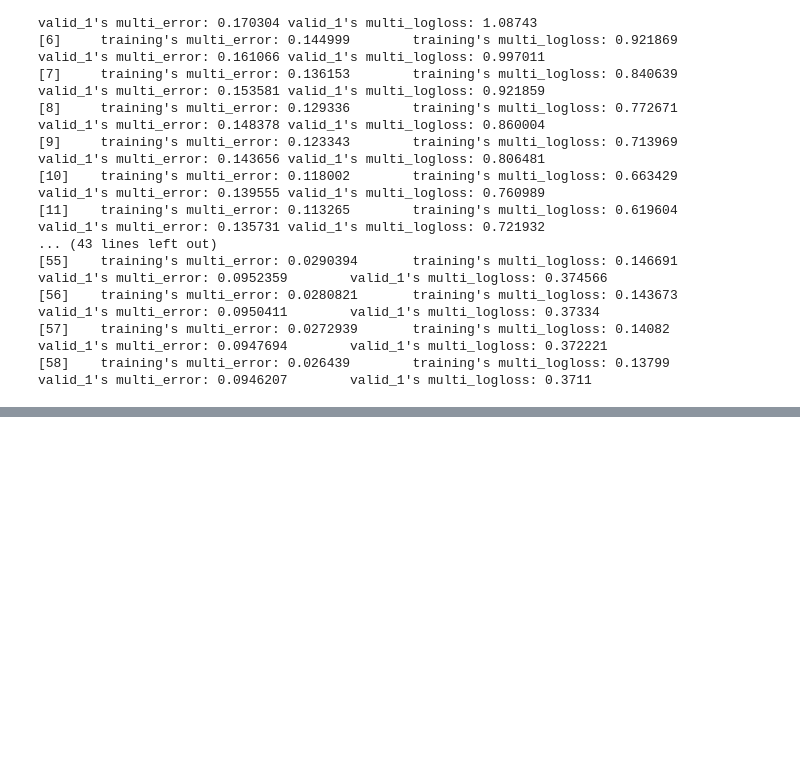
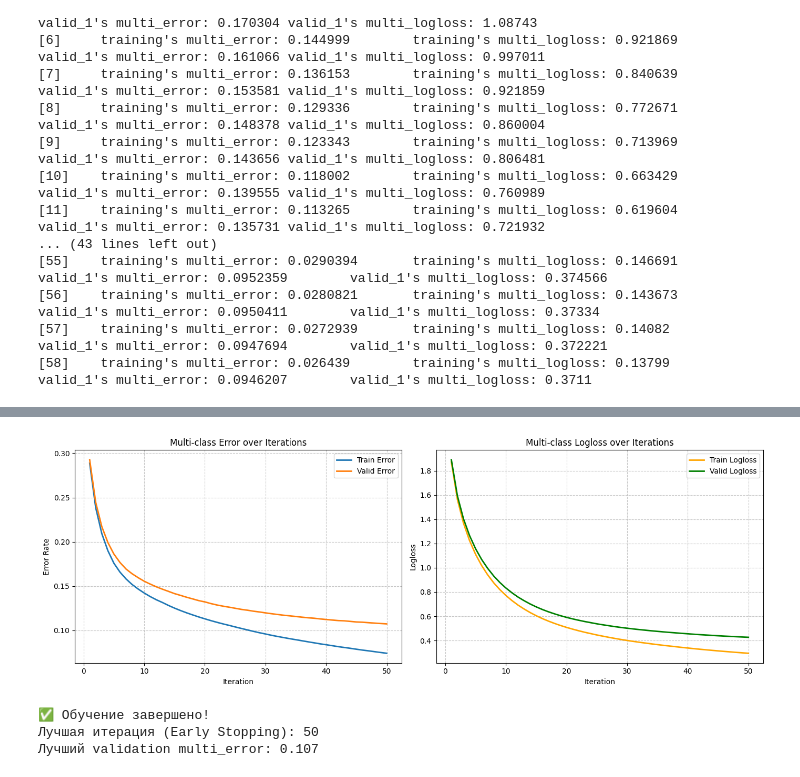
Before and after one commit to MinyaevAndrey/cesnet-tcexamples, a Jupyter notebook: notebooks/example_evaluation.ipynb, the cells around one changed output, grey strips where cells are left out. Saved outputs shown, nothing was run; the diff lists cells and outputs as text; code cells hidden in the pictures; blank space fills up the shorter version.

```diff
--- a/notebooks/example_evaluation.ipynb
+++ b/notebooks/example_evaluation.ipynb
@@ -739,11 +735,11 @@ print(f"num_class: {num_class}")
 lgb_model = LGBMClassifier(
     objective='multiclass',
     num_class=num_class,
-    num_leaves=320,
+    num_leaves=100,
     min_data_in_leaf=20,       # В sklearn API также работает как min_child_samples
     feature_fraction=0.8,      # Также работает как colsample_bytree
     lambda_l2=4,               # Также работает как reg_lambda
-    n_estimators=100,          # Аналог num_boost_round
+    n_estimators=50,          # Аналог num_boost_round
     n_jobs=-1,                 # Аналог num_threads (использовать все ядра)
     random_state=42,
     verbose=-1                 # Скрывает внутренние предупреждения
@@ -759,10 +755,12 @@ lgb_model = LGBMClassifier(
 lgb_model.fit(
     X=train_df,
     y=train_labels,
-    eval_set=[(train_df, train_labels), (val_df, val_df)], # <--- Ошибка в оригинале была тут, исправил на val_labels
-    eval_metric=['multi_error', 'multi_logloss'],          # <--- ДОБАВЛЕНО: сразу две метрики
+    # ИСПРАВЛЕНО: второй элемент кортежа должен быть val_labels, а не val_df
+    eval_set=[(train_df, train_labels), (val_df, val_labels)],
+    eval_metric='multi_error',
+    # eval_metric=['multi_error', 'multi_logloss'],
     callbacks=[
-        lgb.early_stopping(stopping_rounds=10),            # Остановка, если нет улучшений 10 итераций
-        lgb.log_evaluation(period=10)                      # Вывод в консоль каждые 10 итераций
+        lgb.early_stopping(stopping_rounds=3),
+        lgb.log_evaluation(period=1)
     ]
 )
@@ -770,42 +780,50 @@ lgb_model.fit(
 # ---------------------------------------------------------------
 # 7) Извлечение результатов и визуализация
 # ---------------------------------------------------------------
-# <--- ИЗМЕНЕНО: В sklearn API история хранится в атрибуте evals_result_
 history = lgb_model.evals_result_
 
-# Определяем, как называются ключи валидации (обычно 'valid_0' - train, 'valid_1' - val)
-train_key = 'valid_0'
-val_key = 'valid_1'
+# ИСПРАВЛЕНО: Ключи берутся из вашей структуры данных
+train_key = 'training'  # <-- Было 'valid_0'
+val_key = 'valid_1'     # <-- Осталось без изменений
 
 iterations = range(1, len(history[train_key]['multi_error']) + 1)
 
 fig, (ax1, ax2) = plt.subplots(1, 2, figsize=(14, 5))
 
 # График 1: Error
-ax1.plot(iterations, history[train_key]['multi_error'], label='Train Error', marker='o', markersize=4)
-ax1.plot(iterations, history[val_key]['multi_error'], label='Valid Error', marker='s', markersize=4)
+ax1.plot(iterations, history[train_key]['multi_error'],
+         label='Train Error', linewidth=2)
+ax1.plot(iterations, history[val_key]['multi_error'],
+         label='Valid Error', linewidth=2)
 ax1.set_title('Multi-class Error over Iterations')
 ax1.set_xlabel('Iteration')
 ax1.set_ylabel('Error Rate')
 ax1.legend()
 ax1.grid(True, linestyle='--', alpha=0.7)
 
 # График 2: Logloss
-ax2.plot(iterations, history[train_key]['multi_logloss'], label='Train Logloss', marker='o', markersize=4, color='orange')
-ax2.plot(iterations, history[val_key]['multi_logloss'], label='Valid Logloss', marker='s', markersize=4, color='green')
+ax2.plot(iterations, history[train_key]['multi_logloss'],
+         label='Train Logloss', linewidth=2, color='orange')
+ax2.plot(iterations, history[val_key]['multi_logloss'],
+         label='Valid Logloss', linewidth=2, color='green')
 ax2.set_title('Multi-class Logloss over Iterations')
 ax2.set_xlabel('Iteration')
 ax2.set_ylabel('Logloss')
 ax2.legend()
 ax2.grid(True, linestyle='--', alpha=0.7)
 
 plt.tight_layout()
 plt.show()
 
-# <--- ИЗМЕНЕНО: Получение лучшего результата
+# Получение лучшего результата
 best_iter = lgb_model.best_iteration_
-best_score = history[val_key]['multi_error'][best_iter - 1] # -1 т.к. индексация с 0
+best_score = history[val_key]['multi_error'][best_iter - 1]
 
 print(f"\n✅ Обучение завершено!")
 print(f"Лучшая итерация (Early Stopping): {best_iter}")
 print(f"Лучший validation multi_error: {best_score:.3f}")
+# %% [output]
+[figure, added]
+✅ Обучение завершено!
+Лучшая итерация (Early Stopping): 50
+Лучший validation multi_error: 0.107
```
Also changed, not shown: parts of 5 cells of this notebook.
